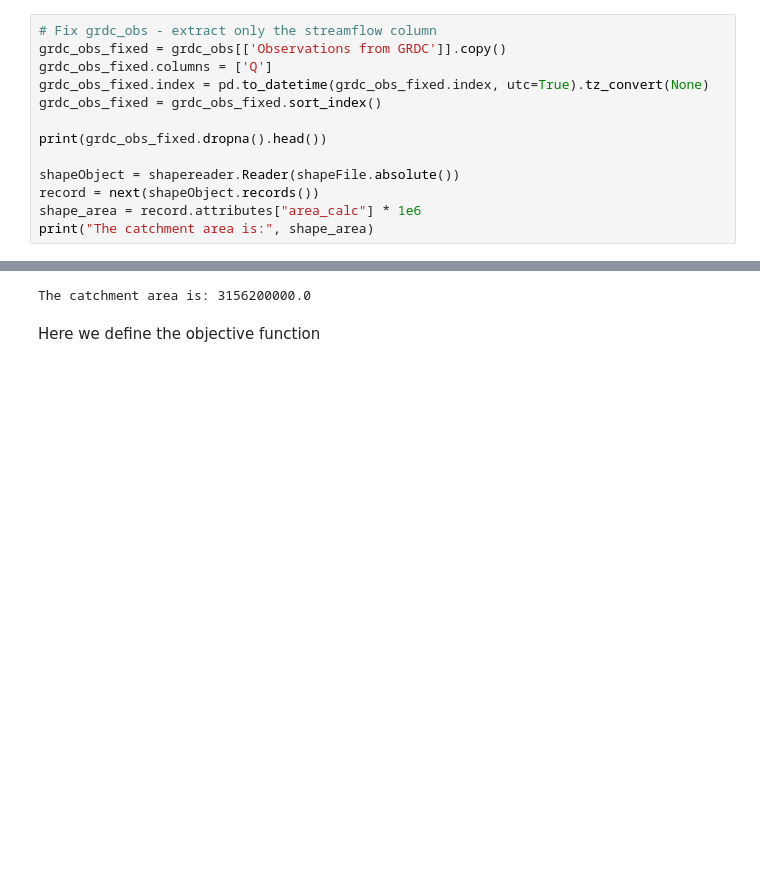
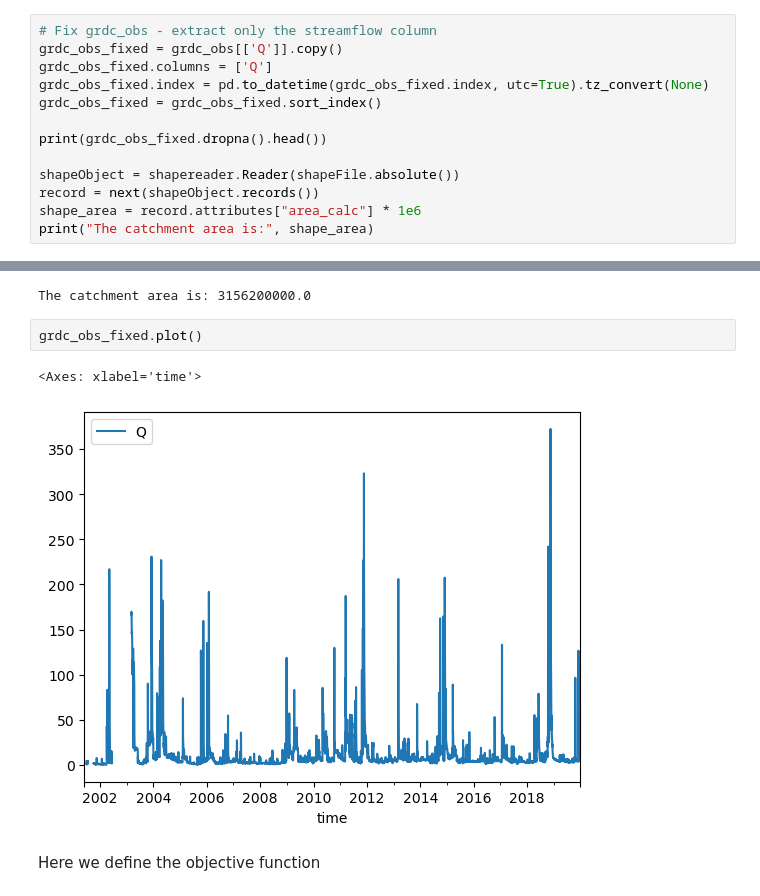
Before and after one commit to julesbradley/teaching-materials, a Jupyter notebook: book/2_modelling_advanced_ewatercycle/exercise4_calibrate_HBV_eWaterCycle.ipynb, the cells around one changed output, grey strips where cells are left out. Saved outputs shown, nothing was run; the diff lists cells and outputs as text; blank space fills up the shorter version.

```diff
--- a/book/2_modelling_advanced_ewatercycle/exercise4_calibrate_HBV_eWaterCycle.ipynb
+++ b/book/2_modelling_advanced_ewatercycle/exercise4_calibrate_HBV_eWaterCycle.ipynb
@@ -147,7 +144,7 @@ time
 Remember from the previous notebook that we need the area of the catchment to calculate discharge in $m^3/s$ instead of $mm/day$. This time, we will do that conversion directly when we ask discharge from the model.
 # %%
 # Fix grdc_obs - extract only the streamflow column
-grdc_obs_fixed = grdc_obs[['Observations from GRDC']].copy()
+grdc_obs_fixed = grdc_obs[['Q']].copy()
 grdc_obs_fixed.columns = ['Q']
 grdc_obs_fixed.index = pd.to_datetime(grdc_obs_fixed.index, utc=True).tz_convert(None)
 grdc_obs_fixed = grdc_obs_fixed.sort_index()
@@ -167,6 +164,11 @@ time
 2001-07-01  4.163
 2001-07-03  1.089
 The catchment area is: 3156200000.0
+# %%
+grdc_obs_fixed.plot()
+# %% [output]
+<Axes: xlabel='time'>
+[figure, added]
 # %% [markdown]
 Here we define the objective function
 # %%
```
Also changed, not shown: parts of 17 cells of this notebook, 8 other files.
